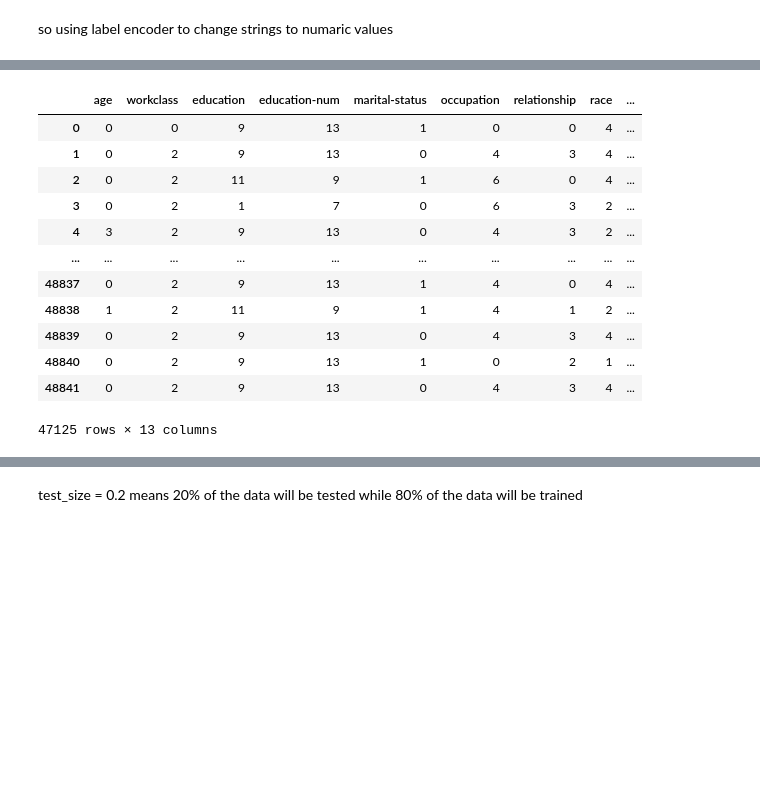
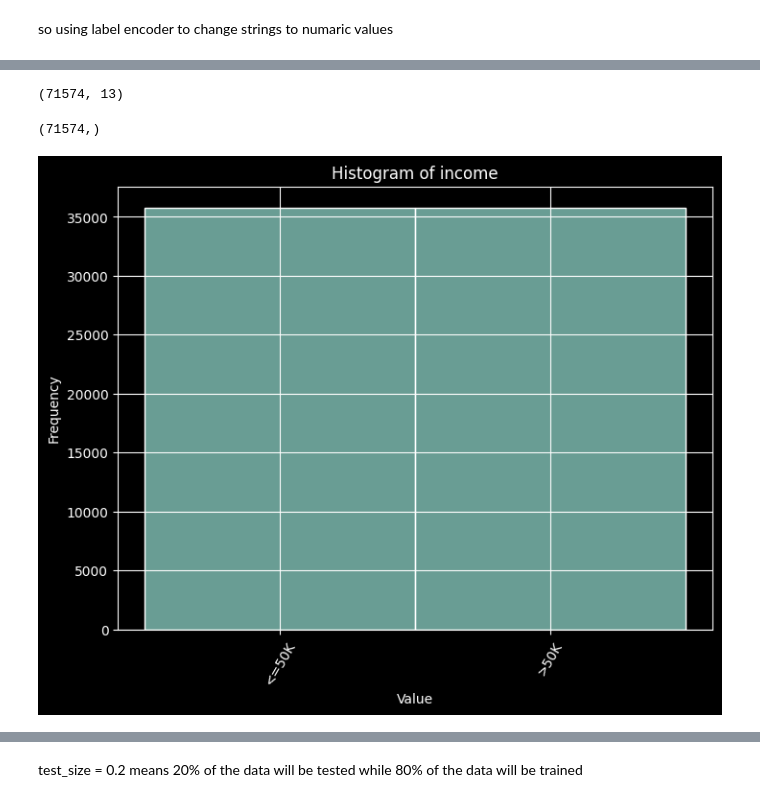
Before and after one commit to Lafri-13/Adult-Census-Income-Classification, a Jupyter notebook: CM2604_ML_CW.ipynb, the cells around one changed output, grey strips where cells are left out. Saved outputs shown, nothing was run; the diff lists cells and outputs as text; code cells hidden in the pictures; blank space fills up the shorter version.

```diff
--- a/CM2604_ML_CW.ipynb
+++ b/CM2604_ML_CW.ipynb
@@ -745,19 +753,28 @@ X_data
 # %%
-y_data = X_data['income']
-X_data = X_data.drop((['income']), axis=1)
+from imblearn.over_sampling import SMOTE
+
+y_data = X_data["income"]
+X_data = X_data.drop("income", axis=1)
+
+smote = SMOTE(random_state=42)
+
+x_resampled, y_resampled = smote.fit_resample(X_data, y_data)
+
+x_resampled.shape
+# %% [output]
+(71574, 13)
-# %%
-X_data
-# %% [output]
-|  | age | workclass | education | education-num | marital-status | occupation | relationship | race | ... |
-| 0 | 0 | 0 | 9 | 13 | 1 | 0 | 0 | 4 | ... |
-| 1 | 0 | 2 | 9 | 13 | 0 | 4 | 3 | 4 | ... |
-| 2 | 0 | 2 | 11 | 9 | 1 | 6 | 0 | 4 | ... |
-| 3 | 0 | 2 | 1 | 7 | 0 | 6 | 3 | 2 | ... |
-| 4 | 3 | 2 | 9 | 13 | 0 | 4 | 3 | 2 | ... |
-| ... | ... | ... | ... | ... | ... | ... | ... | ... | ... |
-| 48837 | 0 | 2 | 9 | 13 | 1 | 4 | 0 | 4 | ... |
-| 48838 | 1 | 2 | 11 | 9 | 1 | 4 | 1 | 2 | ... |
-| 48839 | 0 | 2 | 9 | 13 | 0 | 4 | 3 | 4 | ... |
-| 48840 | 0 | 2 | 9 | 13 | 1 | 0 | 2 | 1 | ... |
-| 48841 | 0 | 2 | 9 | 13 | 0 | 4 | 3 | 4 | ... |
-47125 rows × 13 columns
+# %%
+y_resampled.shape
+# %% [output]
+(71574,)
+# %%
+plt.figure(figsize=(8, 6))  # Adjust the figure size as needed
+sns.histplot(data=y_resampled)
+plt.title('Histogram of income')
+plt.xlabel('Value')
+plt.ylabel('Frequency')
+plt.xticks(rotation=60)
+plt.grid(True)
+plt.show()
+# %% [output]
+[figure, added]
```
Also changed, not shown: parts of 35 cells of this notebook.
